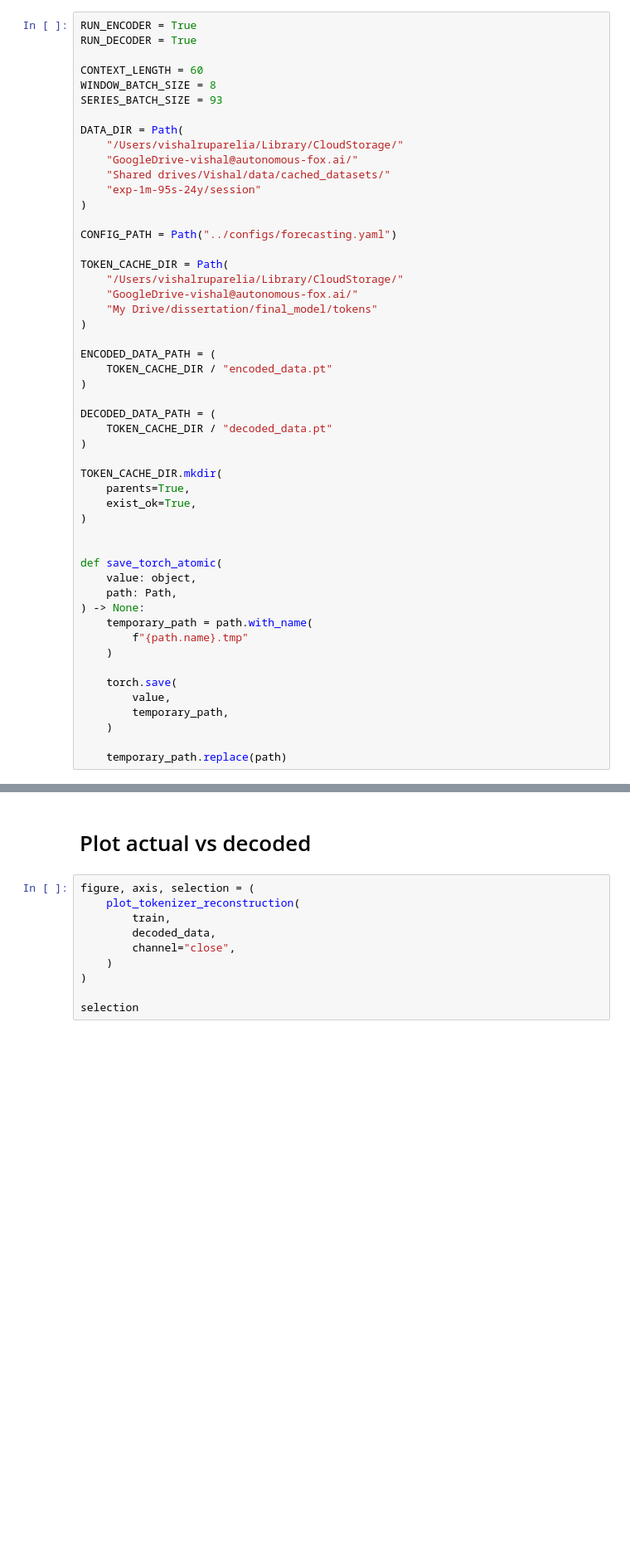
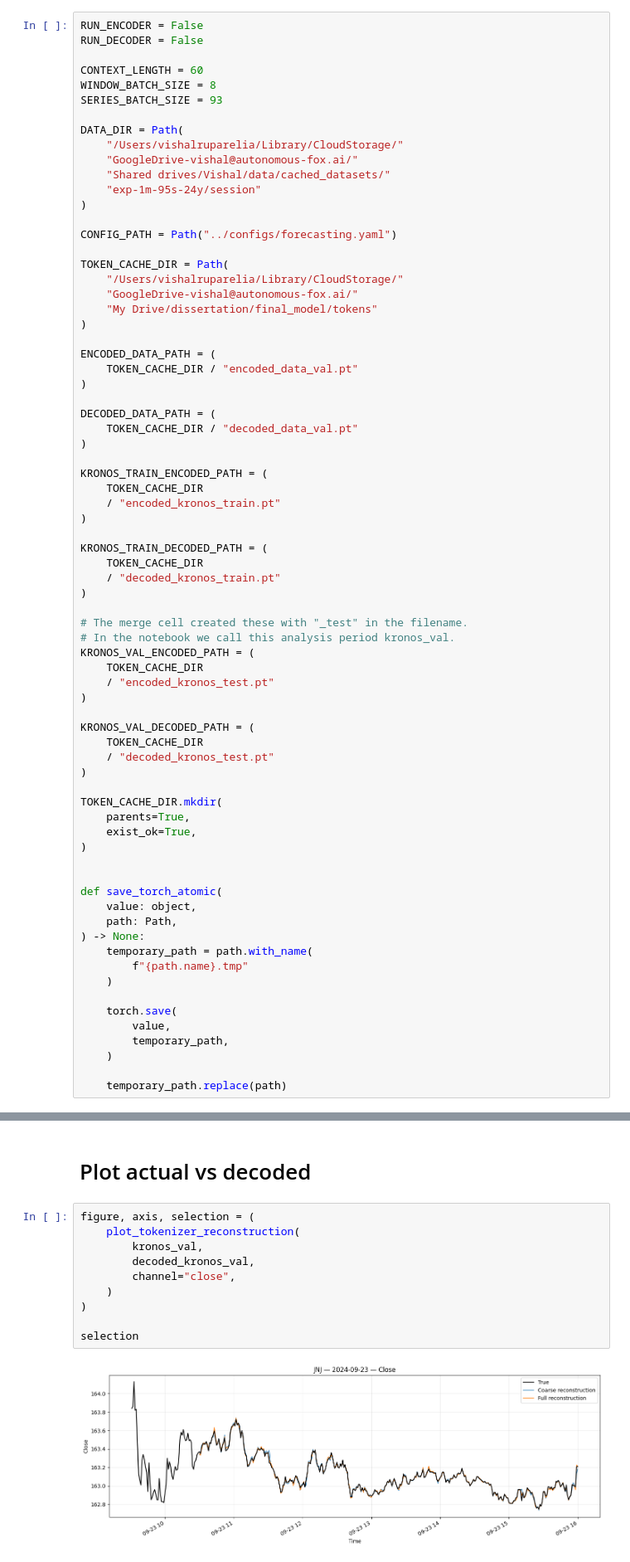
Before and after one commit to VishR-94/dynamic_graphs_thesis, a Jupyter notebook: notebooks/tokenizer.ipynb, the cells around one changed output, grey strips where cells are left out. Shown at 83% size. Drawn from its saved outputs; the diff is of its cells as text; blank space fills up the shorter version.

```diff
--- a/notebooks/tokenizer.ipynb
+++ b/notebooks/tokenizer.ipynb
@@ -33,8 +420,8 @@ from src.evaluation.tokenizer_metrics import plot_tokenizer_reconstruction
 # %% [output]
 Project root: /Users/vishalruparelia/Desktop/Thesis/dynamic_graphs_thesis
 # %%
-RUN_ENCODER = True
-RUN_DECODER = True
+RUN_ENCODER = False
+RUN_DECODER = False
 
 CONTEXT_LENGTH = 60
 WINDOW_BATCH_SIZE = 8
@@ -56,11 +443,33 @@ TOKEN_CACHE_DIR = Path(
 )
 
 ENCODED_DATA_PATH = (
-    TOKEN_CACHE_DIR / "encoded_data.pt"
+    TOKEN_CACHE_DIR / "encoded_data_val.pt"
 )
 
 DECODED_DATA_PATH = (
-    TOKEN_CACHE_DIR / "decoded_data.pt"
+    TOKEN_CACHE_DIR / "decoded_data_val.pt"
+)
+
+KRONOS_TRAIN_ENCODED_PATH = (
+    TOKEN_CACHE_DIR
+    / "encoded_kronos_train.pt"
+)
+
+KRONOS_TRAIN_DECODED_PATH = (
+    TOKEN_CACHE_DIR
+    / "decoded_kronos_train.pt"
+)
+
+# The merge cell created these with "_test" in the filename.
+# In the notebook we call this analysis period kronos_val.
+KRONOS_VAL_ENCODED_PATH = (
+    TOKEN_CACHE_DIR
+    / "encoded_kronos_test.pt"
+)
+
+KRONOS_VAL_DECODED_PATH = (
+    TOKEN_CACHE_DIR
+    / "decoded_kronos_test.pt"
 )
 
 TOKEN_CACHE_DIR.mkdir(
@@ -278,10 +676,12 @@ print(
 # %%
 figure, axis, selection = (
     plot_tokenizer_reconstruction(
-        train,
-        decoded_data,
+        kronos_val,
+        decoded_kronos_val,
         channel="close",
     )
 )
 
 selection
+# %% [output]
+[figure, added]
```
Also changed, not shown: parts of 25 cells of this notebook, 2 other files.
